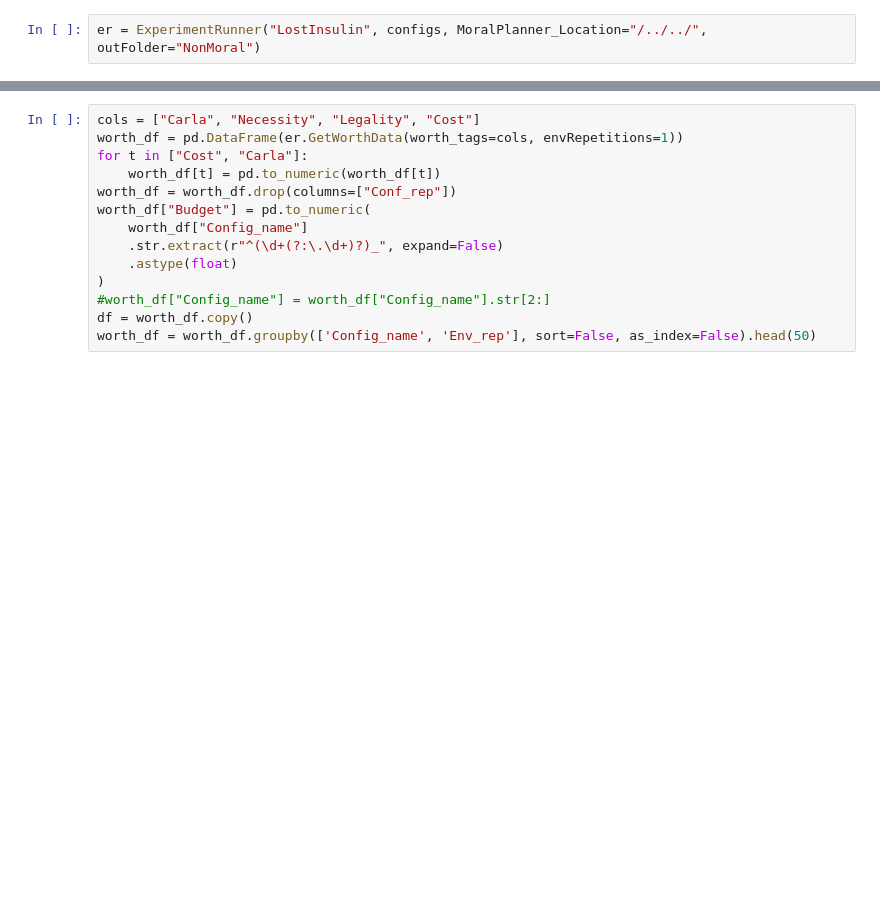
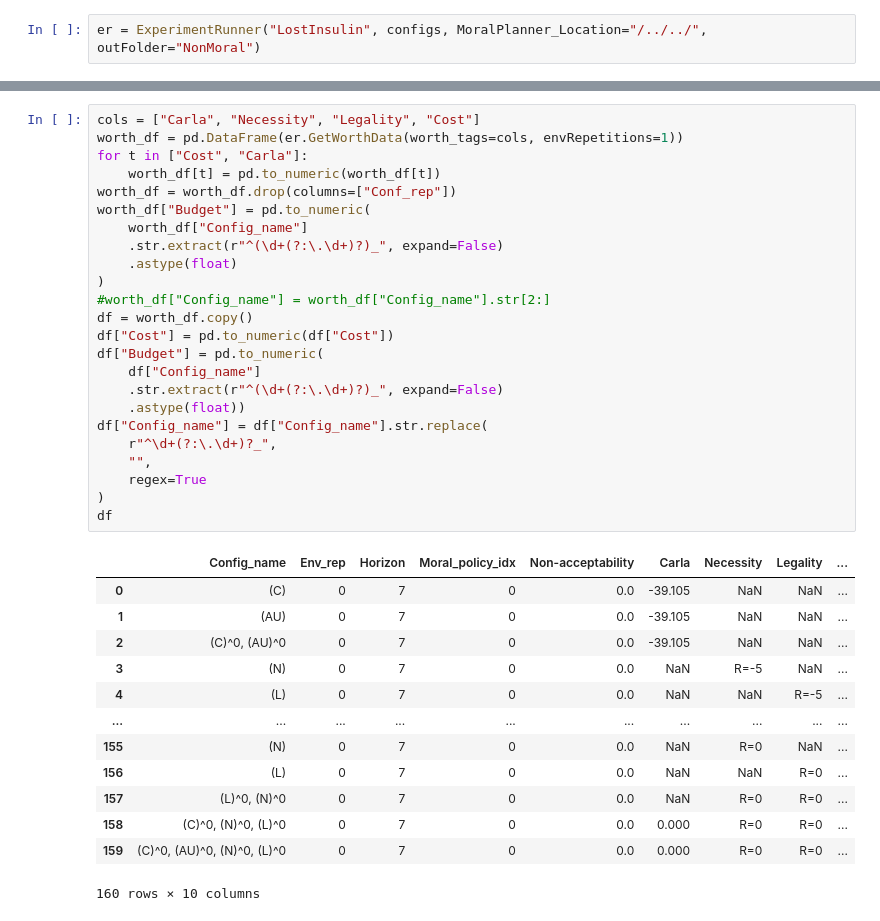
Before and after one commit to sameysimon/MoralPlanner, a Jupyter notebook: Notebooks/LostInsulin/NonMoral.ipynb, the cells around one changed output, grey strips where cells are left out. Saved outputs shown, nothing was run; the diff lists cells and outputs as text; blank space fills up the shorter version.

```diff
--- a/Notebooks/LostInsulin/NonMoral.ipynb
+++ b/Notebooks/LostInsulin/NonMoral.ipynb
@@ -234,14 +540,38 @@ QuickPlotGraph(df, ["(C)^0, (N)^0, (L)^0"], "Budget", "Solutions", title="Budget
 # %%
 cols = ["Carla", "Necessity", "Legality", "Cost"]
 worth_df = pd.DataFrame(er.GetWorthData(worth_tags=cols, envRepetitions=1))
 for t in ["Cost", "Carla"]:
     worth_df[t] = pd.to_numeric(worth_df[t])
 worth_df = worth_df.drop(columns=["Conf_rep"])
 worth_df["Budget"] = pd.to_numeric(
     worth_df["Config_name"]
     .str.extract(r"^(\d+(?:\.\d+)?)_", expand=False)
     .astype(float)
 )
 #worth_df["Config_name"] = worth_df["Config_name"].str[2:]
 df = worth_df.copy()
-worth_df = worth_df.groupby(['Config_name', 'Env_rep'], sort=False, as_index=False).head(50)
+df["Cost"] = pd.to_numeric(df["Cost"])
+df["Budget"] = pd.to_numeric(
+    df["Config_name"]
+    .str.extract(r"^(\d+(?:\.\d+)?)_", expand=False)
+    .astype(float))
+df["Config_name"] = df["Config_name"].str.replace(
+    r"^\d+(?:\.\d+)?_",
+    "",
+    regex=True
+)
+df
+# %% [output]
+|  | Config_name | Env_rep | Horizon | Moral_policy_idx | Non-acceptability | Carla | Necessity | Legality | ... |
+| 0 | (C) | 0 | 7 | 0 | 0.0 | -39.105 | NaN | NaN | ... |
+| 1 | (AU) | 0 | 7 | 0 | 0.0 | -39.105 | NaN | NaN | ... |
+| 2 | (C)^0, (AU)^0 | 0 | 7 | 0 | 0.0 | -39.105 | NaN | NaN | ... |
+| 3 | (N) | 0 | 7 | 0 | 0.0 | NaN | R=-5 | NaN | ... |
+| 4 | (L) | 0 | 7 | 0 | 0.0 | NaN | NaN | R=-5 | ... |
+| ... | ... | ... | ... | ... | ... | ... | ... | ... | ... |
+| 155 | (N) | 0 | 7 | 0 | 0.0 | NaN | R=0 | NaN | ... |
+| 156 | (L) | 0 | 7 | 0 | 0.0 | NaN | NaN | R=0 | ... |
+| 157 | (L)^0, (N)^0 | 0 | 7 | 0 | 0.0 | NaN | R=0 | R=0 | ... |
+| 158 | (C)^0, (N)^0, (L)^0 | 0 | 7 | 0 | 0.0 | 0.000 | R=0 | R=0 | ... |
+| 159 | (C)^0, (AU)^0, (N)^0, (L)^0 | 0 | 7 | 0 | 0.0 | 0.000 | R=0 | R=0 | ... |
+160 rows × 10 columns
```
Also changed, not shown: parts of 15 cells of this notebook, 10 other files.
